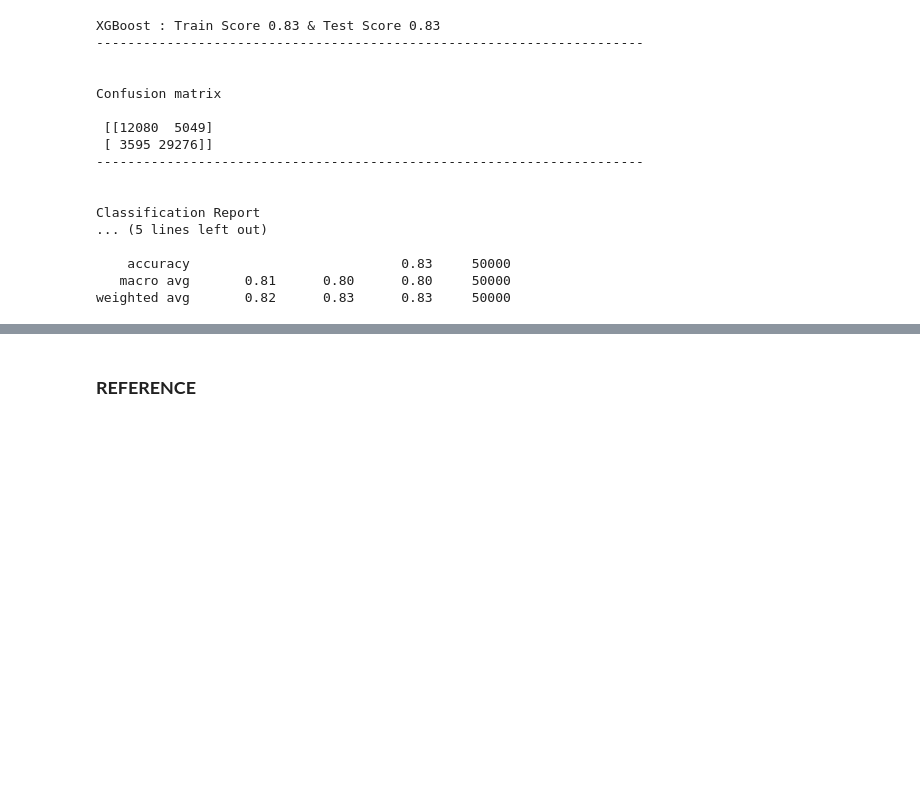
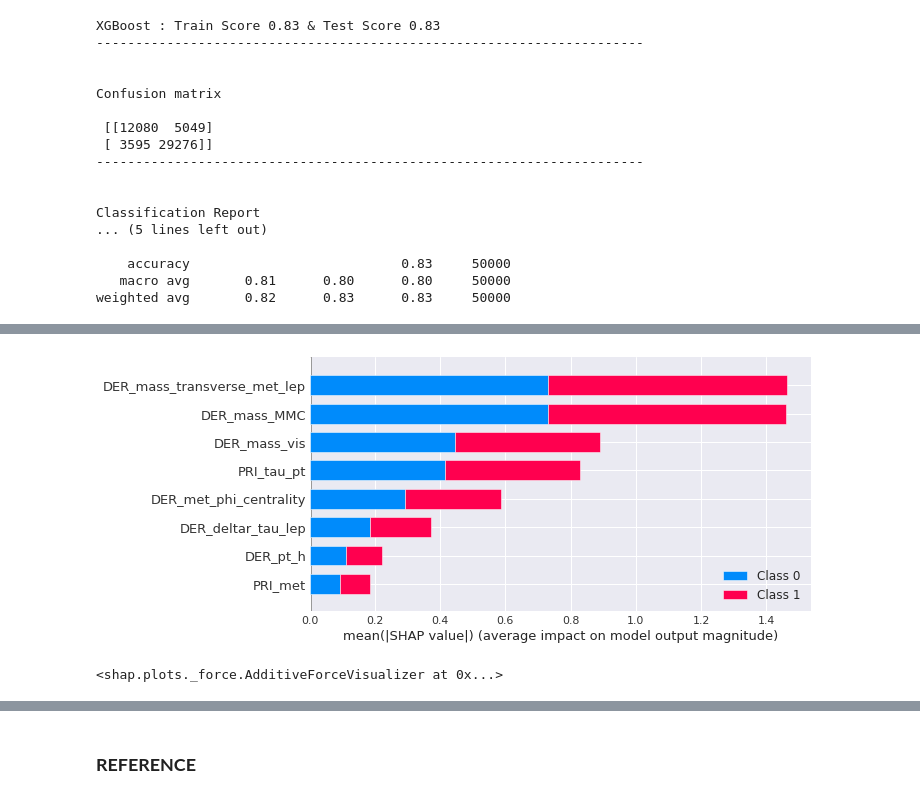
Before and after one commit to sureshmecad/Higgs-Boson-Decay-TMLC, a Jupyter notebook: 4_Higgs_Boson_Modeling.ipynb, the cells around one changed output, grey strips where cells are left out. Drawn from its saved outputs; the diff is of its cells as text; code cells hidden in the pictures; blank space fills up the shorter version.

```diff
--- a/4_Higgs_Boson_Modeling.ipynb
+++ b/4_Higgs_Boson_Modeling.ipynb
@@ -374,0 +492,10 @@ weighted avg       0.82      0.83      0.83     50000
+# %%
+# Create object that can calculate shap values
+explainer = shap.TreeExplainer(LGB)
+# Calculate Shap values
+shap_values = explainer.shap_values(X)
+# %%
+# SHAP Feature importance
+shap.summary_plot(shap_values, X_train, feature_names=df.columns, plot_type="bar")
+# %% [output]
+[figure, added]
@@ -374,0 +504,4 @@ weighted avg       0.82      0.83      0.83     50000
+# %%
+shap.force_plot(explainer.expected_value[1], shap_values[1][0,:], X_display.iloc[0,:])
+# %% [output]
+<shap.plots._force.AdditiveForceVisualizer at 0x...>
```
Also changed, not shown: parts of 23 cells of this notebook.
